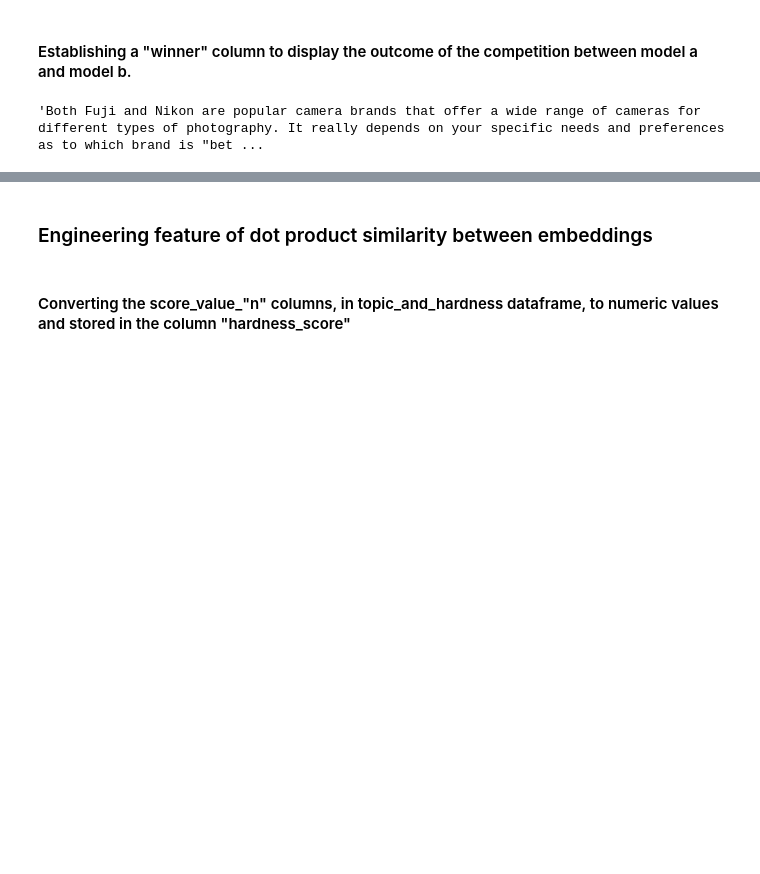
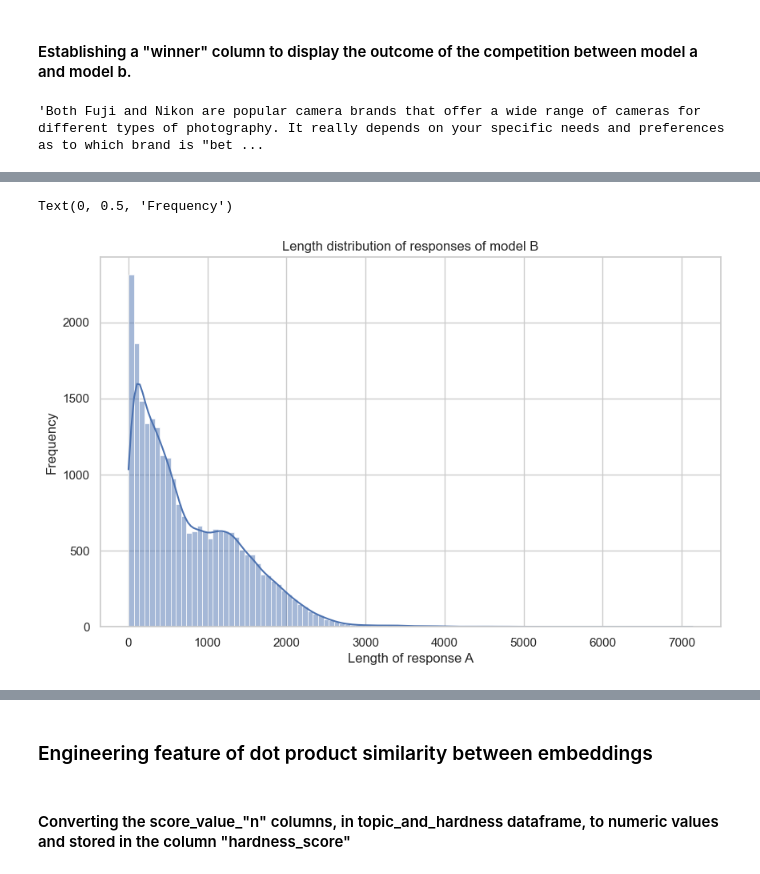
Before and after one commit to emmabrugman/Data_Project, a Jupyter notebook: Feature_engineering.ipynb, the cells around one changed output, grey strips where cells are left out. Drawn from its saved outputs; the diff is of its cells as text; code cells hidden in the pictures; blank space fills up the shorter version.

```diff
--- a/Feature_engineering.ipynb
+++ b/Feature_engineering.ipynb
@@ -103,0 +143,10 @@ df["response_b_length"] = df["model_b_response"].str.len()
+# %%
+# Plot the distribution of the length of the responses
+plt.figure(figsize=(10, 6))
+sns.histplot(filtered_df["response_b_length"], kde=True)
+plt.title("Length distribution of responses of model B")
+plt.xlabel("Length of response A")
+plt.ylabel("Frequency")
+# %% [output]
+Text(0, 0.5, 'Frequency')
+[figure, added]
```
Also changed, not shown: parts of 33 cells of this notebook.
